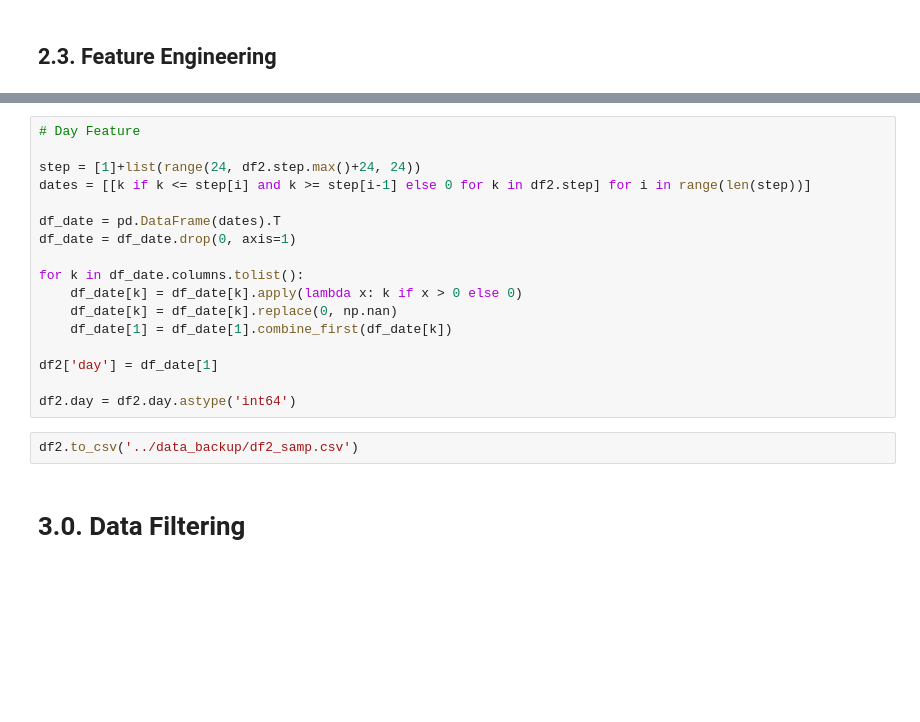
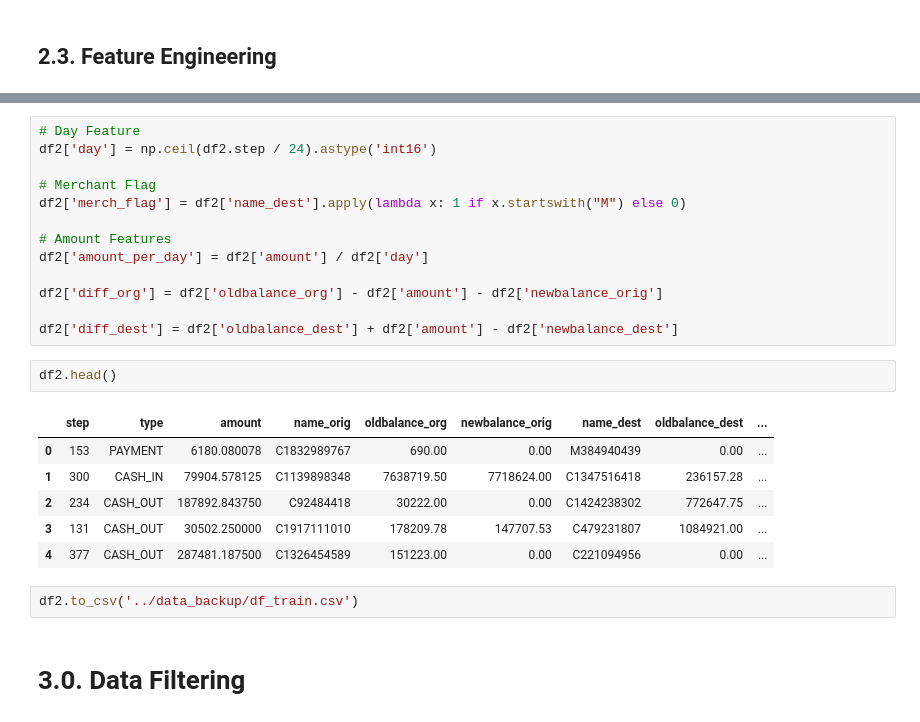
Before and after one commit to xGabrielR/Blocker-Fraud-Company, a Jupyter notebook: notebooks/m01_descriptive_statistical.ipynb, the cells around one changed output, grey strips where cells are left out. Cells and saved outputs as stored; diff of their text form; blank space fills up the shorter version.

```diff
--- a/notebooks/m01_descriptive_statistical.ipynb
+++ b/notebooks/m01_descriptive_statistical.ipynb
@@ -498,21 +524,26 @@ Next Cycle
 # %%
 # Day Feature
+df2['day'] = np.ceil(df2.step / 24).astype('int16')
 
-step = [1]+list(range(24, df2.step.max()+24, 24))
-dates = [[k if k <= step[i] and k >= step[i-1] else 0 for k in df2.step] for i in range(len(step))]
+# Merchant Flag
+df2['merch_flag'] = df2['name_dest'].apply(lambda x: 1 if x.startswith("M") else 0)
 
-df_date = pd.DataFrame(dates).T
-df_date = df_date.drop(0, axis=1)
+# Amount Features
+df2['amount_per_day'] = df2['amount'] / df2['day']
 
-for k in df_date.columns.tolist():
-    df_date[k] = df_date[k].apply(lambda x: k if x > 0 else 0)
-    df_date[k] = df_date[k].replace(0, np.nan)
-    df_date[1] = df_date[1].combine_first(df_date[k])
+df2['diff_org'] = df2['oldbalance_org'] - df2['amount'] - df2['newbalance_orig']
 
-df2['day'] = df_date[1]
-
-df2.day = df2.day.astype('int64')
+df2['diff_dest'] = df2['oldbalance_dest'] + df2['amount'] - df2['newbalance_dest']
+# %%
+df2.head()
+# %% [output]
+|  | step | type | amount | name_orig | oldbalance_org | newbalance_orig | name_dest | oldbalance_dest | ... |
+| 0 | 153 | PAYMENT | 6180.080078 | C1832989767 | 690.00 | 0.00 | M384940439 | 0.00 | ... |
+| 1 | 300 | CASH_IN | 79904.578125 | C1139898348 | 7638719.50 | 7718624.00 | C1347516418 | 236157.28 | ... |
+| 2 | 234 | CASH_OUT | 187892.843750 | C92484418 | 30222.00 | 0.00 | C1424238302 | 772647.75 | ... |
+| 3 | 131 | CASH_OUT | 30502.250000 | C1917111010 | 178209.78 | 147707.53 | C479231807 | 1084921.00 | ... |
+| 4 | 377 | CASH_OUT | 287481.187500 | C1326454589 | 151223.00 | 0.00 | C221094956 | 0.00 | ... |
 # %%
-df2.to_csv('../data_backup/df2_samp.csv')
+df2.to_csv('../data_backup/df_train.csv')
 # %% [markdown]
 # 3.0. Data Filtering
```
Also changed, not shown: parts of 12 cells of this notebook.
